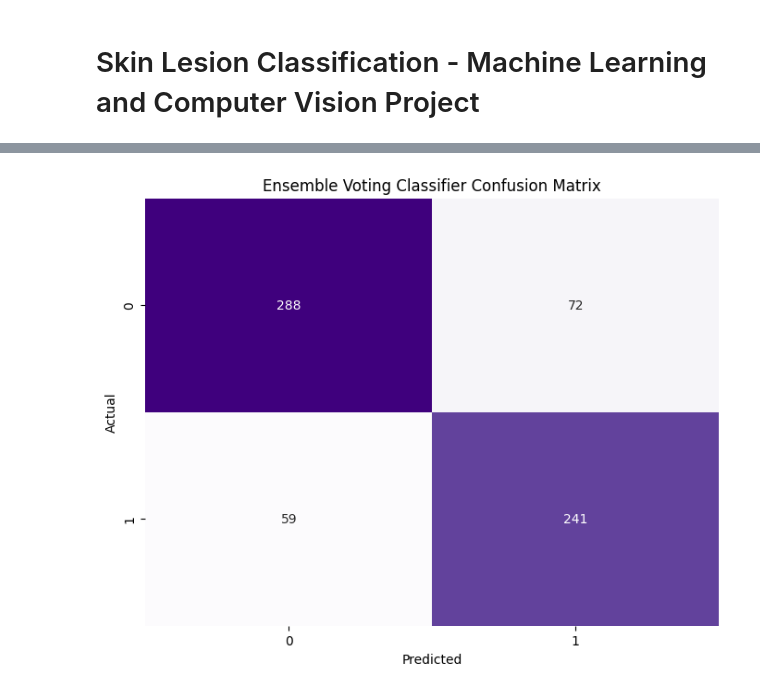
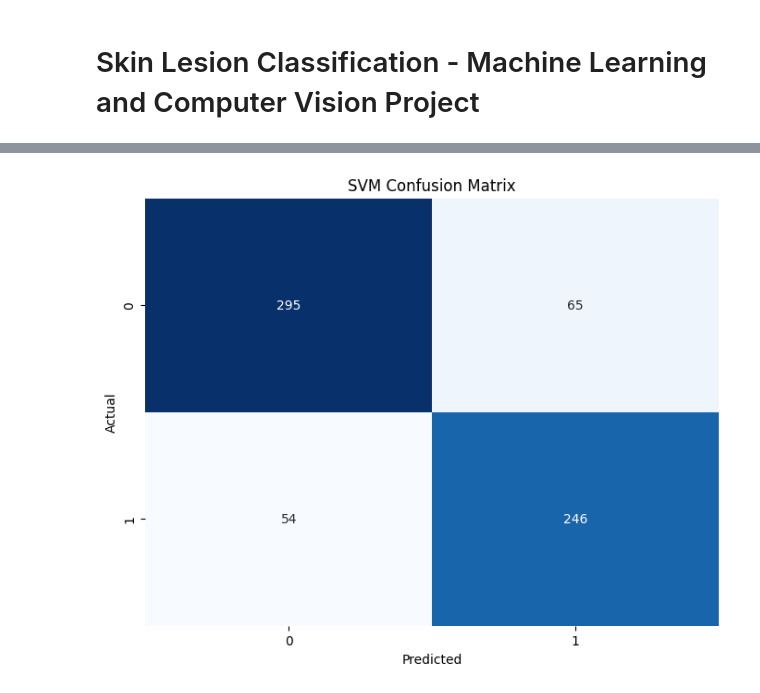
Before and after one commit to AK-26David/Skin-Lesions-classifications-and-Development-of-GUI-MLMiniProject-ResearchPaper--Sem5, a Jupyter notebook: final.ipynb, the cells around one changed output, grey strips where cells are left out. Drawn from its saved outputs; the diff is of its cells as text; code cells hidden in the pictures.

```diff
--- a/final.ipynb
+++ b/final.ipynb
@@ -206,79 +193,68 @@ pca = PCA(n_components=0.95)
 X_train = pca.fit_transform(X_train_raw)
 X_test = pca.transform(X_test_raw)
 # %%
-from sklearn.decomposition import PCA
-from sklearn.model_selection import RandomizedSearchCV
-from sklearn.ensemble import VotingClassifier, RandomForestClassifier
+from sklearn.model_selection import GridSearchCV
 from sklearn.preprocessing import StandardScaler
 from sklearn.svm import SVC
 from sklearn.neural_network import MLPClassifier
 from sklearn.metrics import classification_report, confusion_matrix
 import matplotlib.pyplot as plt
 import seaborn as sns
-import numpy as np
 
 # Scale the data
 scaler = StandardScaler()
 X_train_scaled = scaler.fit_transform(X_train)
 X_test_scaled = scaler.transform(X_test)
 
-# Dimensionality Reduction with PCA
-pca = PCA(n_components=0.95)  # Retain 95% variance
-X_train_pca = pca.fit_transform(X_train_scaled)
-X_test_pca = pca.transform(X_test_scaled)
+# SVM Model with Grid Search
+svm_param_grid = {
+    'C': [0.1, 1, 10, 100],
+    'kernel': ['rbf', 'poly'],
+    'gamma': ['scale', 'auto', 0.1, 1]
+}
+svm_grid = GridSearchCV(SVC(random_state=42), svm_param_grid, cv=5, n_jobs=-1)
+svm_grid.fit(X_train_scaled, y_train)
 
-# SVM with extended parameter grid and RandomizedSearchCV
-svm_param_dist = {
-    'C': np.logspace(-3, 3, 10),
-    'kernel': ['rbf', 'poly'],
-    'gamma': ['scale', 'auto', 0.1, 1, 10]
-}
-# Update SVM to enable probability predictions for ensemble
-svm_random = RandomizedSearchCV(SVC(random_state=42, probability=True), svm_param_dist, cv=5, n_jobs=-1, n_iter=20, random_state=42)
-svm_random.fit(X_train_pca, y_train)
-
-print("SVM Best Parameters:", svm_random.best_params_)
-print("SVM Best Score:", svm_random.best_score_)
+print("SVM Best Parameters:", svm_grid.best_params_)
+print("SVM Best Score:", svm_grid.best_score_)
 
 # Predictions and evaluation for SVM
-svm_pred = svm_random.predict(X_test_pca)
+svm_pred = svm_grid.predict(X_test_scaled)
 print("\nSVM Classification Report:")
 print(classification_report(y_test, svm_pred))
 
-# MLP with RandomizedSearchCV and extended parameter grid
-mlp_param_dist = {
-    'hidden_layer_sizes': [(50,), (100,), (50, 50), (100, 50), (100, 100)],
+# Plot SVM Confusion Matrix
+plt.figure(figsize=(8, 6))
+svm_cm = confusion_matrix(y_test, svm_pred)
+sns.heatmap(svm_cm, annot=True, fmt='d', cmap='Blues', cbar=False)
+plt.title("SVM Confusion Matrix")
+plt.xlabel("Predicted")
+plt.ylabel("Actual")
+plt.show()
+
+# MLP Model with Grid Search
+mlp_param_grid = {
+    'hidden_layer_sizes': [(50,), (100,), (50, 50), (100, 50)],
     'activation': ['relu', 'tanh'],
-    'alpha': np.logspace(-5, -1, 5),
-    'learning_rate': ['constant', 'adaptive'],
-    'solver': ['adam', 'sgd']
+    'alpha': [0.0001, 0.001, 0.01],
+    'learning_rate': ['constant', 'adaptive']
 }
-mlp_random = RandomizedSearchCV(MLPClassifier(random_state=42, max_iter=2000), mlp_param_dist, cv=5, n_jobs=-1, n_iter=20, random_state=42)
-mlp_random.fit(X_train_pca, y_train)
+mlp_grid = GridSearchCV(MLPClassifier(random_state=42, max_iter=1000), mlp_param_grid, cv=5, n_jobs=-1)
+mlp_grid.fit(X_train_scaled, y_train)
 
-print("\nMLP Best Parameters:", mlp_random.best_params_)
-print("MLP Best Score:", mlp_random.best_score_)
+print("\nMLP Best Parameters:", mlp_grid.best_params_)
+print("MLP Best Score:", mlp_grid.best_score_)
 
 # Predictions and evaluation for MLP
-mlp_pred = mlp_random.predict(X_test_pca)
+mlp_pred = mlp_grid.predict(X_test_scaled)
 print("\nMLP Classification Report:")
 print(classification_report(y_test, mlp_pred))
 
-# Ensemble Voting Classifier with probability-enabled SVM, MLP, and Random Forest
-rf = RandomForestClassifier(random_state=42, n_estimators=100)
-voting_clf = VotingClassifier(estimators=[('svm', svm_random.best_estimator_), ('mlp', mlp_random.best_estimator_), ('rf', rf)], voting='soft')
-voting_clf.fit(X_train_pca, y_train)
-
-# Evaluate Ensemble Model
-voting_pred = voting_clf.predict(X_test_pca)
-print("\nEnsemble Voting Classifier Classification Report:")
-print(classification_report(y_test, voting_pred))
-
-# Plot Confusion Matrix for the Ensemble
+# Plot MLP Confusion Matrix
 plt.figure(figsize=(8, 6))
-ensemble_cm = confusion_matrix(y_test, voting_pred)
-sns.heatmap(ensemble_cm, annot=True, fmt='d', cmap='Purples', cbar=False)
-plt.title("Ensemble Voting Classifier Confusion Matrix")
+mlp_cm = confusion_matrix(y_test, mlp_pred)
+sns.heatmap(mlp_cm, annot=True, fmt='d', cmap='Greens', cbar=False)
+plt.title("MLP Confusion Matrix")
 plt.xlabel("Predicted")
 plt.ylabel("Actual")
 plt.show()
@@ -303 +274 @@ weighted avg       0.80      0.80      0.80       660
-[figure, old version]
+[figure, new version]
```
Also changed, not shown: parts of 7 cells of this notebook.
